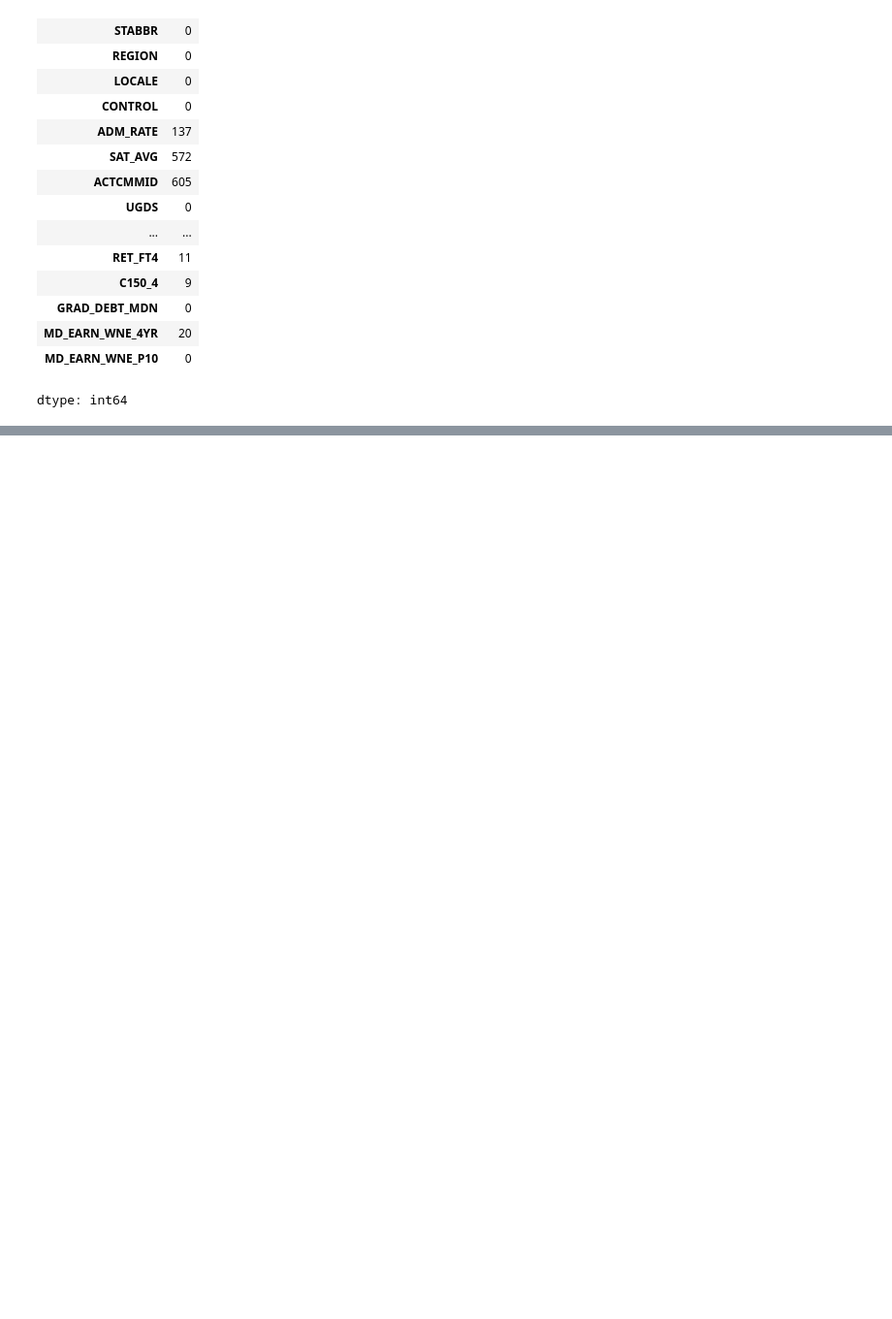
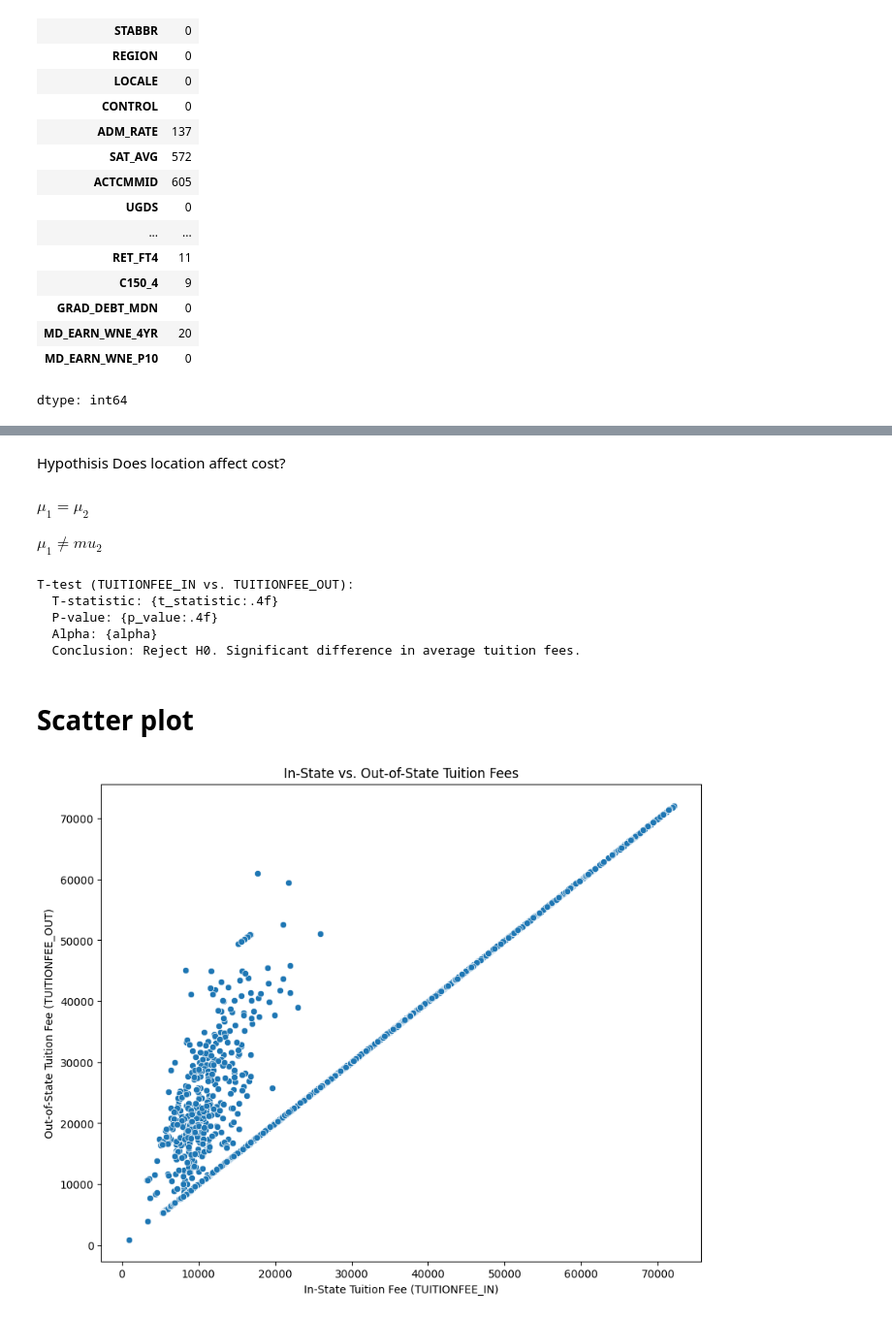
Before and after one commit to jbranca2011-creator/dsrp_2, a Jupyter notebook: Research_project.ipynb, the cells around one changed output, grey strips where cells are left out. Shown at 97% size. Drawn from its saved outputs; the diff is of its cells as text; code cells hidden in the pictures; blank space fills up the shorter version.

```diff
--- a/Research_project.ipynb
+++ b/Research_project.ipynb
@@ -100,0 +99,13 @@ dtype: int64
+# %%
+college_df_filled = college_df.copy()
+
+number_cols = college_df_filled.select_dtypes(include=['float64', 'int64']).columns
+
+for col in number_cols:
+    mean_value = college_df_filled[col].mean()
+    college_df_filled[col] = college_df_filled[col].fillna(mean_value)
+
+college_df_filled = college_df_filled.drop_duplicates()
+
+print("Shape of DataFrame after filling NaNs and removing duplicates:")
+print(college_df_filled.shape)
@@ -100,0 +184,48 @@ dtype: int64
+# %% [markdown]
+Hypothisis
+Does location affect cost?
+# %% [markdown]
+$\mu_1 = \mu_2$
+
+$\mu_1 \neq mu_2$
+# %%
+from scipy import stats
+
+tuition_in = college_df_filled['TUITIONFEE_IN']
+tuition_out = college_df_filled['TUITIONFEE_OUT']
+
+t_statistic, p_value = stats.ttest_ind(tuition_in, tuition_out, equal_var=False)
+
+alpha = 0.05
+
+print("T-test (TUITIONFEE_IN vs. TUITIONFEE_OUT):\n  T-statistic: {t_statistic:.4f}\n  P-value: {p_value:.4f}\n  Alpha: {alpha}")
+
+if p_value < alpha:
+    print("  Conclusion: Reject H0. Significant difference in average tuition fees.")
+elif p_value > alpha:
+    print("  Conclusion: Fail to reject H0. No significant difference in average tuition fees.")
+else:
+    print("  Conclusion: P-value equals alpha. Further analysis may be needed.")
+# %% [output]
+T-test (TUITIONFEE_IN vs. TUITIONFEE_OUT):
+  T-statistic: {t_statistic:.4f}
+  P-value: {p_value:.4f}
+  Alpha: {alpha}
+  Conclusion: Reject H0. Significant difference in average tuition fees.
+# %% [markdown]
+# **Scatter plot**
+# %%
+import matplotlib.pyplot as plt
+import seaborn as sns
+
+plt.figure(figsize=(10, 8))
+sns.scatterplot(x='TUITIONFEE_IN', y='TUITIONFEE_OUT', data=college_df_filled)
+
+plt.title('In-State vs. Out-of-State Tuition Fees')
+plt.xlabel('In-State Tuition Fee (TUITIONFEE_IN)')
+plt.ylabel('Out-of-State Tuition Fee (TUITIONFEE_OUT)')
+plt.axis('tight')
+
+plt.show()
+# %% [output]
+[figure, added]
```
Also changed, not shown: parts of 9 cells of this notebook.
